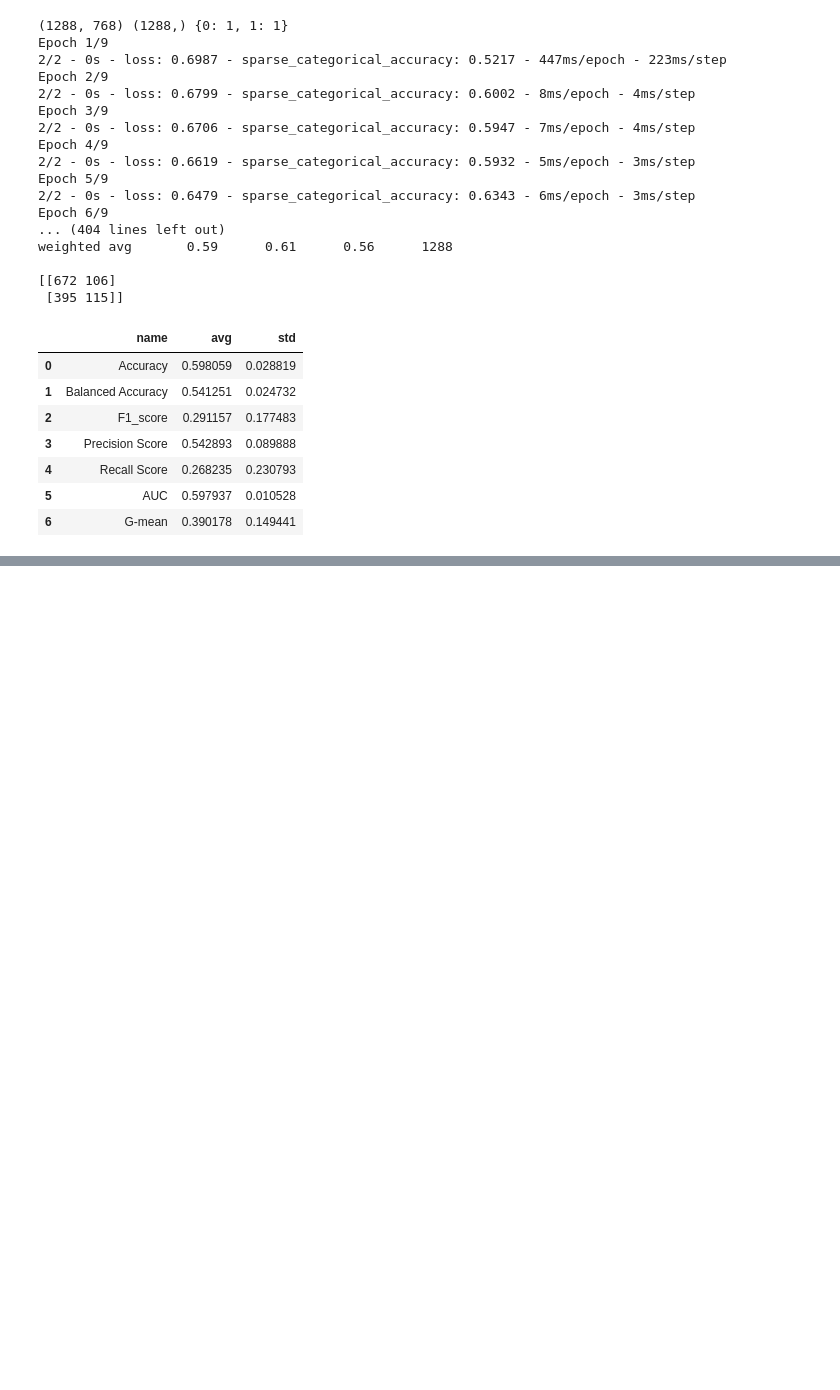
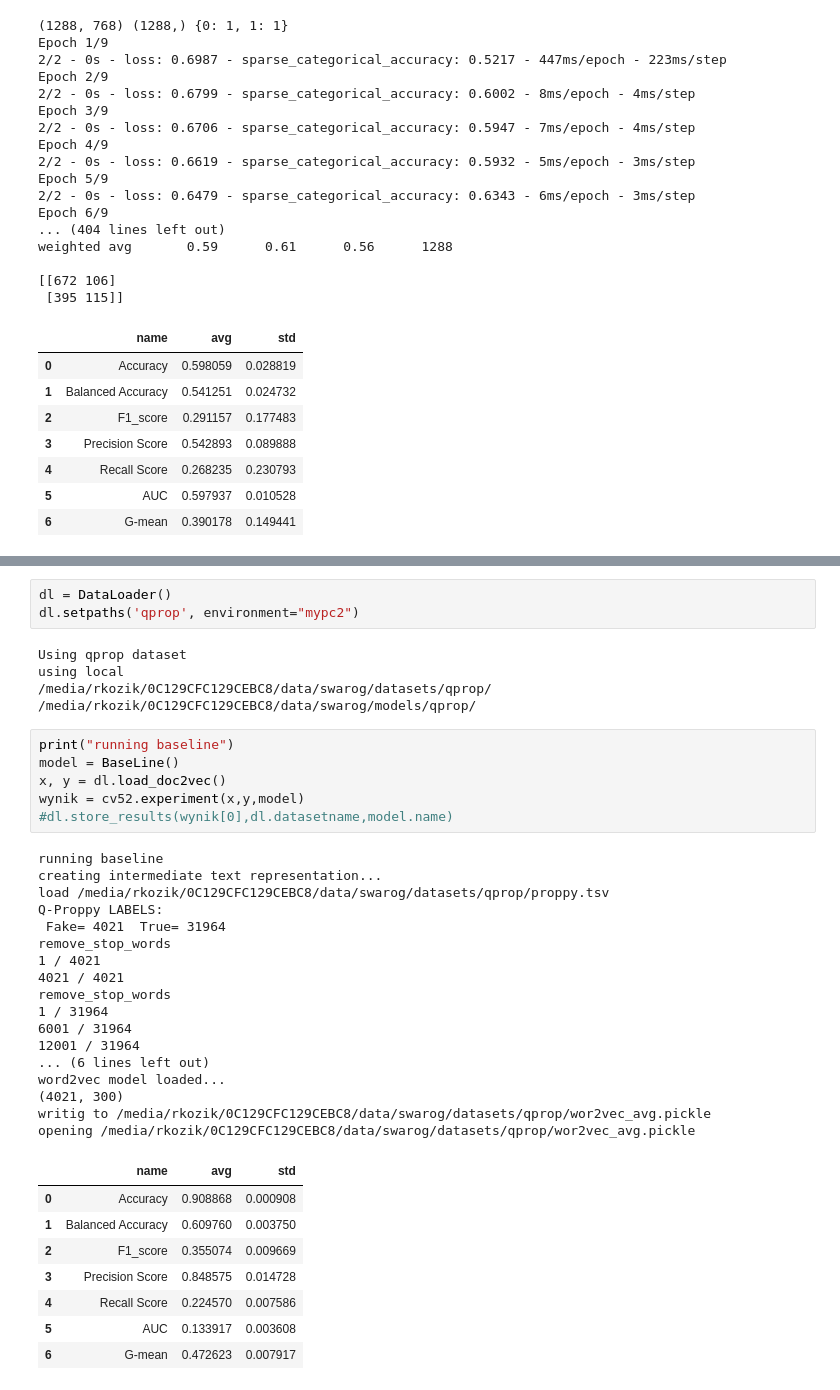
Before and after one commit to DrPenknife/swarog_exp, a Jupyter notebook: swarog-6-data.ipynb, the cells around one changed output, grey strips where cells are left out. Cells and saved outputs as stored; diff of their text form; blank space fills up the shorter version.

```diff
--- a/swarog-6-data.ipynb
+++ b/swarog-6-data.ipynb
@@ -1767,0 +1770,40 @@ weighted avg       0.59      0.61      0.56      1288
+# %%
+dl = DataLoader()
+dl.setpaths('qprop', environment="mypc2")
+# %% [output]
+Using qprop dataset
+using local
+/media/rkozik/0C129CFC129CEBC8/data/swarog/datasets/qprop/
+/media/rkozik/0C129CFC129CEBC8/data/swarog/models/qprop/
+# %%
+print("running baseline")
+model = BaseLine()
+x, y = dl.load_doc2vec()
+wynik = cv52.experiment(x,y,model)
+#dl.store_results(wynik[0],dl.datasetname,model.name)
+# %% [output]
+running baseline
+creating intermediate text representation...
+load /media/rkozik/0C129CFC129CEBC8/data/swarog/datasets/qprop/proppy.tsv
+Q-Proppy LABELS:
+ Fake= 4021  True= 31964
+remove_stop_words
+1 / 4021
+4021 / 4021
+remove_stop_words
+1 / 31964
+6001 / 31964
+12001 / 31964
+... (6 lines left out)
+word2vec model loaded...
+(4021, 300)
+writig to /media/rkozik/0C129CFC129CEBC8/data/swarog/datasets/qprop/wor2vec_avg.pickle
+opening /media/rkozik/0C129CFC129CEBC8/data/swarog/datasets/qprop/wor2vec_avg.pickle
+|  | name | avg | std |
+| 0 | Accuracy | 0.908868 | 0.000908 |
+| 1 | Balanced Accuracy | 0.609760 | 0.003750 |
+| 2 | F1_score | 0.355074 | 0.009669 |
+| 3 | Precision Score | 0.848575 | 0.014728 |
+| 4 | Recall Score | 0.224570 | 0.007586 |
+| 5 | AUC | 0.133917 | 0.003608 |
+| 6 | G-mean | 0.472623 | 0.007917 |
```
Also changed, not shown: parts of 6 cells of this notebook.
